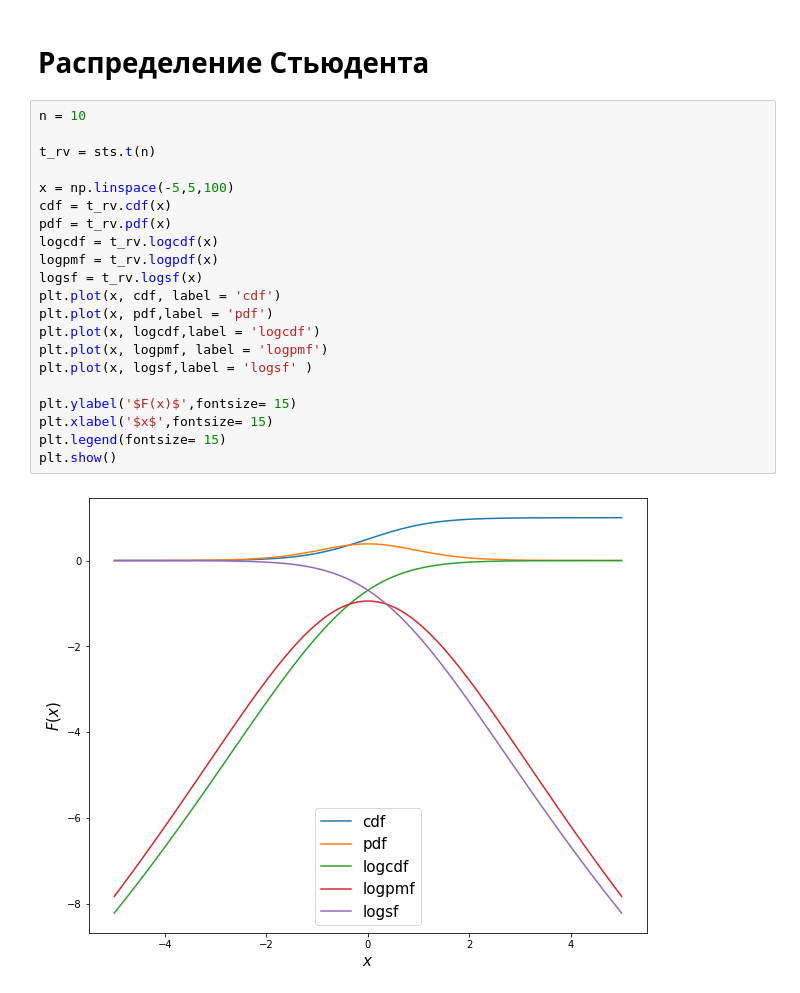
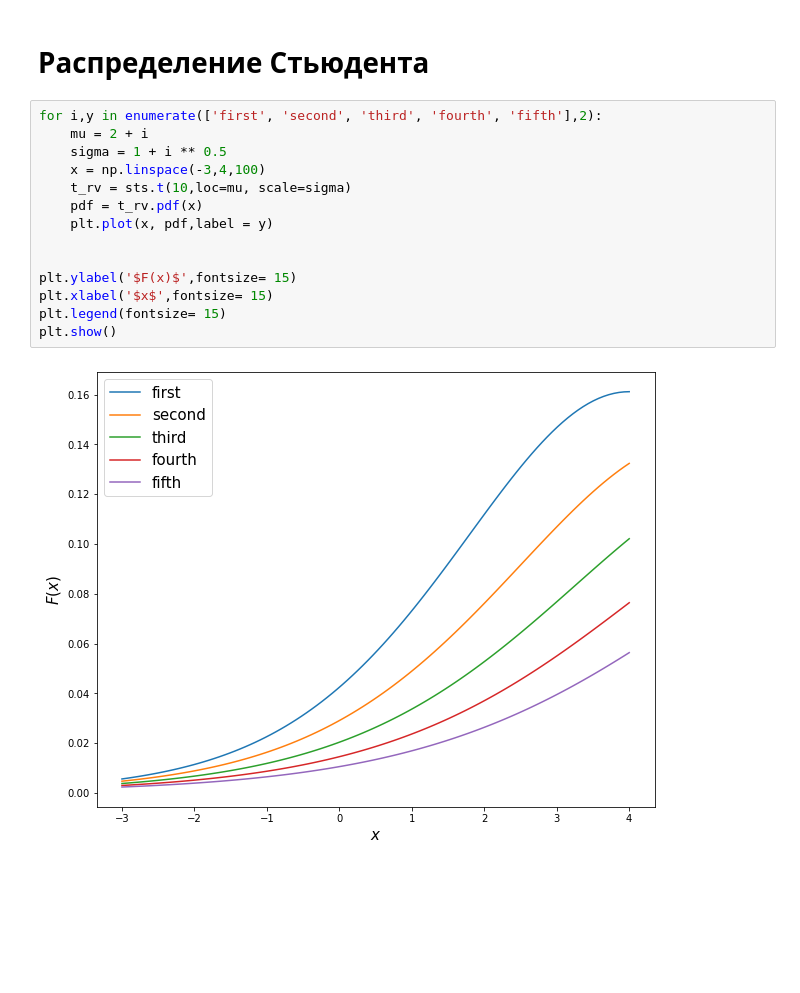
Before and after one commit to wizmag/Python, a Jupyter notebook: 23_raspredelenie/DZ_raspredelenie.ipynb, the cells around one changed output. Saved outputs shown, nothing was run; the diff lists cells and outputs as text; blank space fills up the shorter version.

```diff
--- a/23_raspredelenie/DZ_raspredelenie.ipynb
+++ b/23_raspredelenie/DZ_raspredelenie.ipynb
@@ -55,25 +47,18 @@ plt.show()
 # %% [markdown]
 # Распределение Стьюдента
-# %%
-n = 10
-
-t_rv = sts.t(n)
-
-x = np.linspace(-5,5,100)
-cdf = t_rv.cdf(x)
-pdf = t_rv.pdf(x)
-logcdf = t_rv.logcdf(x)
-logpmf = t_rv.logpdf(x)
-logsf = t_rv.logsf(x)
-plt.plot(x, cdf, label = 'cdf')
-plt.plot(x, pdf,label = 'pdf')
-plt.plot(x, logcdf,label = 'logcdf')
-plt.plot(x, logpmf, label = 'logpmf')
-plt.plot(x, logsf,label = 'logsf' )
-
-plt.ylabel('$F(x)$',fontsize= 15)
-plt.xlabel('$x$',fontsize= 15)
-plt.legend(fontsize= 15)
-plt.show()
-# %% [output]
-[figure, removed]
+# %%
+for i,y in enumerate(['first', 'second', 'third', 'fourth', 'fifth'],2):
+    mu = 2 + i
+    sigma = 1 + i ** 0.5
+    x = np.linspace(-3,4,100)
+    t_rv = sts.t(10,loc=mu, scale=sigma)
+    pdf = t_rv.pdf(x)
+    plt.plot(x, pdf,label = y)
+
+
+plt.ylabel('$F(x)$',fontsize= 15)
+plt.xlabel('$x$',fontsize= 15)
+plt.legend(fontsize= 15)
+plt.show()
+# %% [output]
+[figure, added]
```
Also changed, not shown: parts of 1 cell of this notebook.
